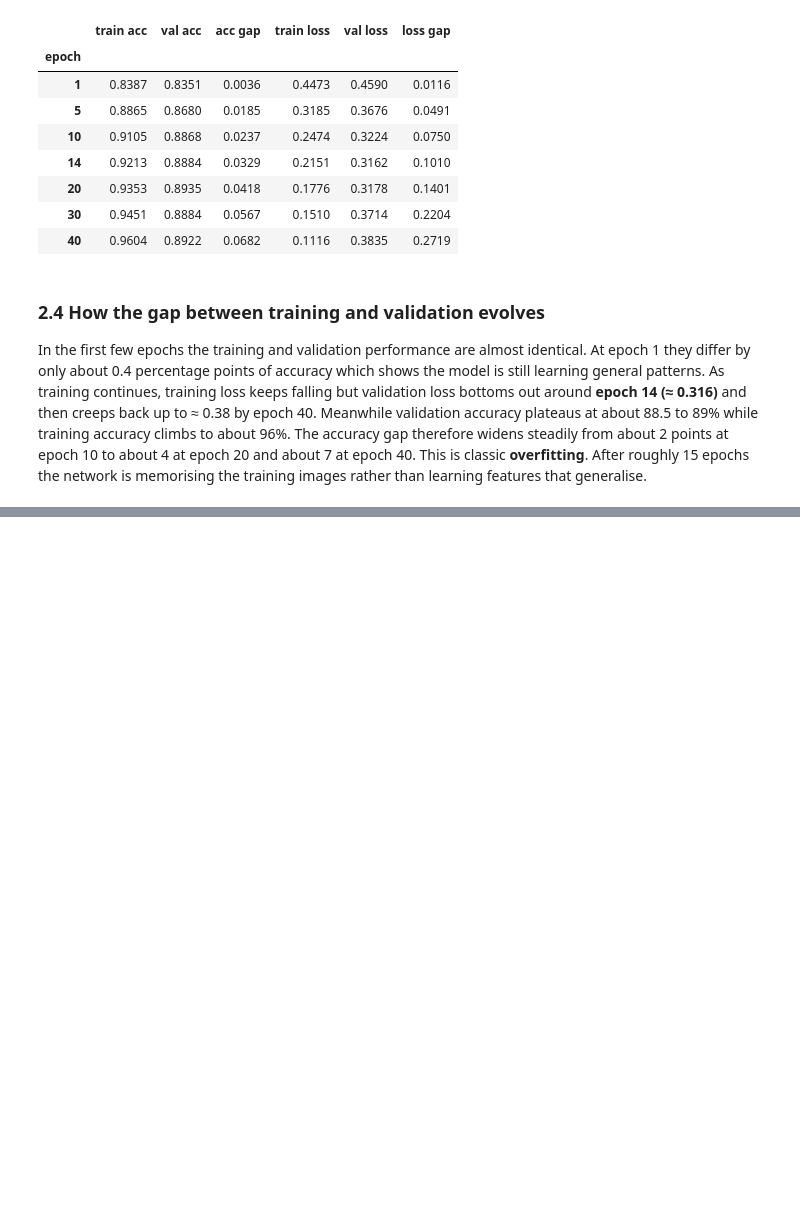
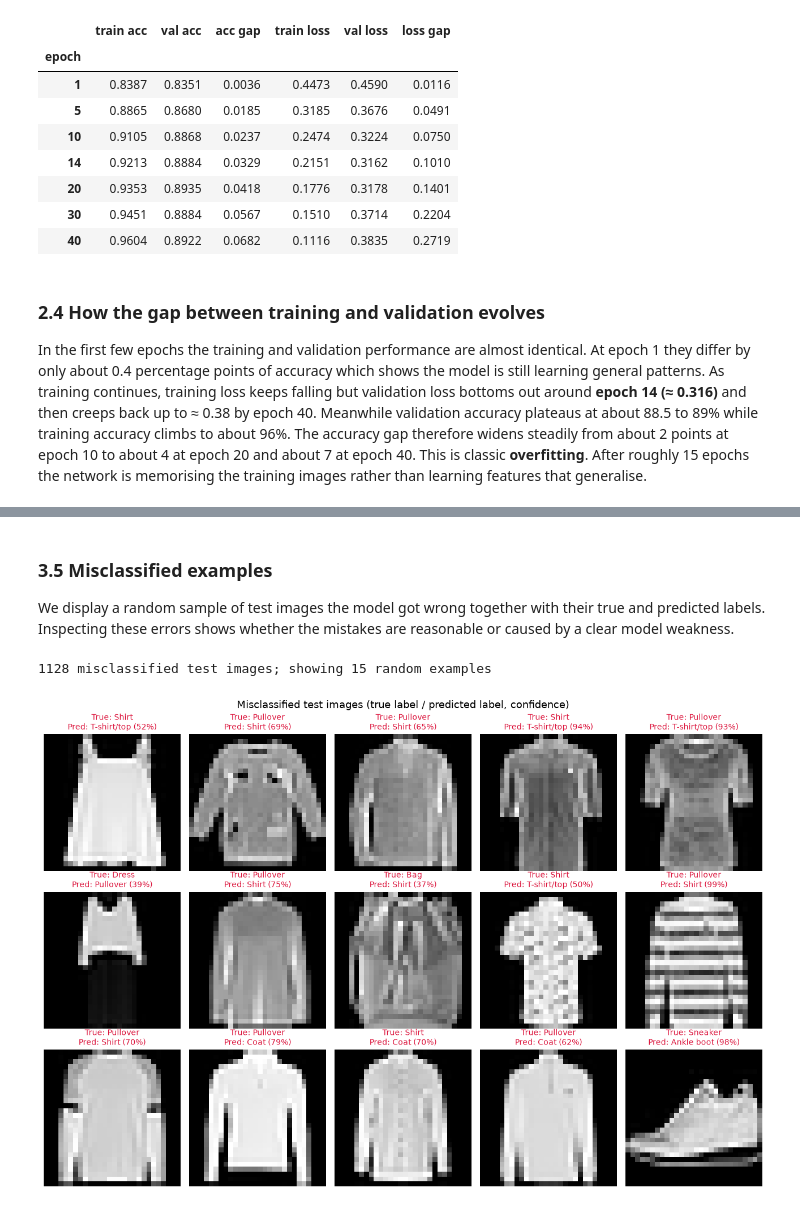
Before and after one commit to Ridzzz0Alam/image-classification-with-ann, a Jupyter notebook: Ridwan_Project09.ipynb, the cells around one changed output, grey strips where cells are left out. Saved outputs shown, nothing was run; the diff lists cells and outputs as text; code cells hidden in the pictures; blank space fills up the shorter version.

```diff
--- a/Ridwan_Project09.ipynb
+++ b/Ridwan_Project09.ipynb
@@ -308,0 +402,22 @@ In the first few epochs the training and validation performance are almost ident
+# %% [markdown]
+### 3.5 Misclassified examples
+We display a random sample of test images the model got wrong together with their true and predicted labels. Inspecting these errors shows whether the mistakes are reasonable or caused by a clear model weakness.
+# %%
+wrong = np.where(y_pred != y_test)[0]
+print(f"{len(wrong)} misclassified test images; showing 15 random examples")
+
+rng = np.random.default_rng(SEED)
+show = rng.choice(wrong, size=15, replace=False)
+
+fig, axes = plt.subplots(3, 5, figsize=(13, 9))
+for ax, i in zip(axes.flat, show):
+    ax.imshow(X_test[i].reshape(28, 28), cmap="gray")
+    ax.set_title(f"True: {CLASS_NAMES[y_test[i]]}\nPred: {CLASS_NAMES[y_pred[i]]}"
+                 f" ({test_probs[i, y_pred[i]]:.0%})", fontsize=10, color="crimson")
+    ax.axis("off")
+fig.suptitle("Misclassified test images with true and predicted labels and confidence", fontsize=13)
+plt.tight_layout()
+plt.show()
+# %% [output]
+1128 misclassified test images; showing 15 random examples
+[figure, added]
```
Also changed, not shown: parts of 9 cells of this notebook.
